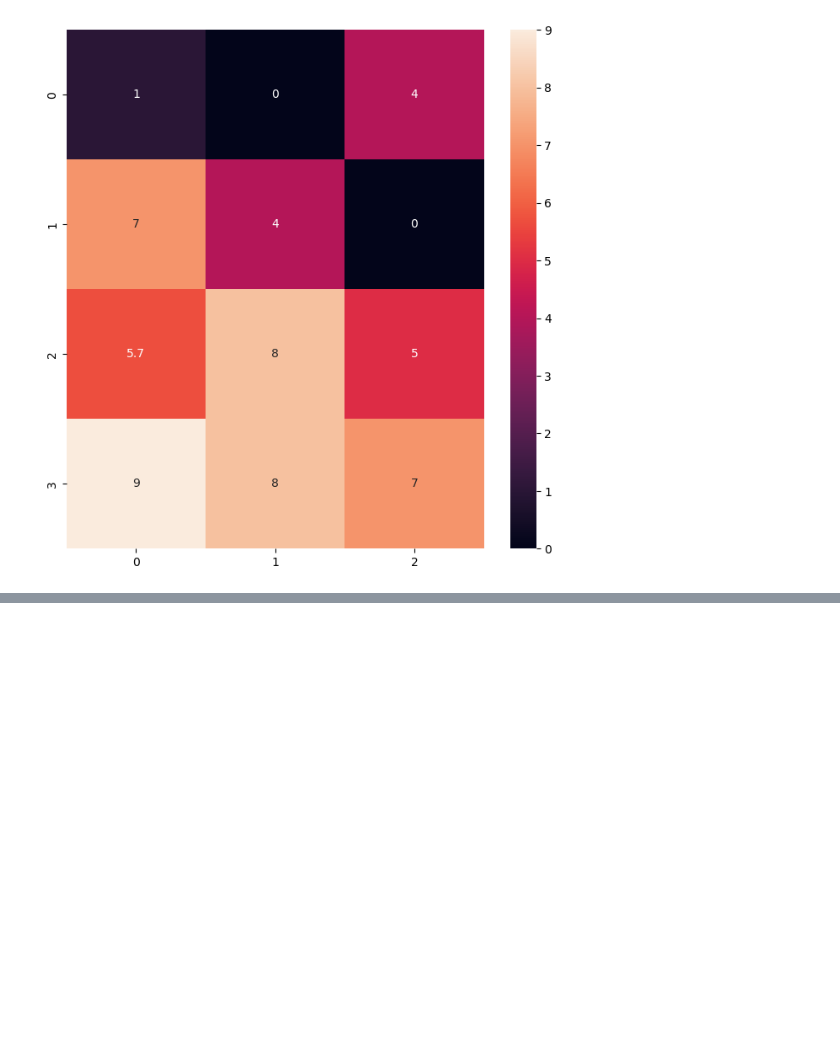
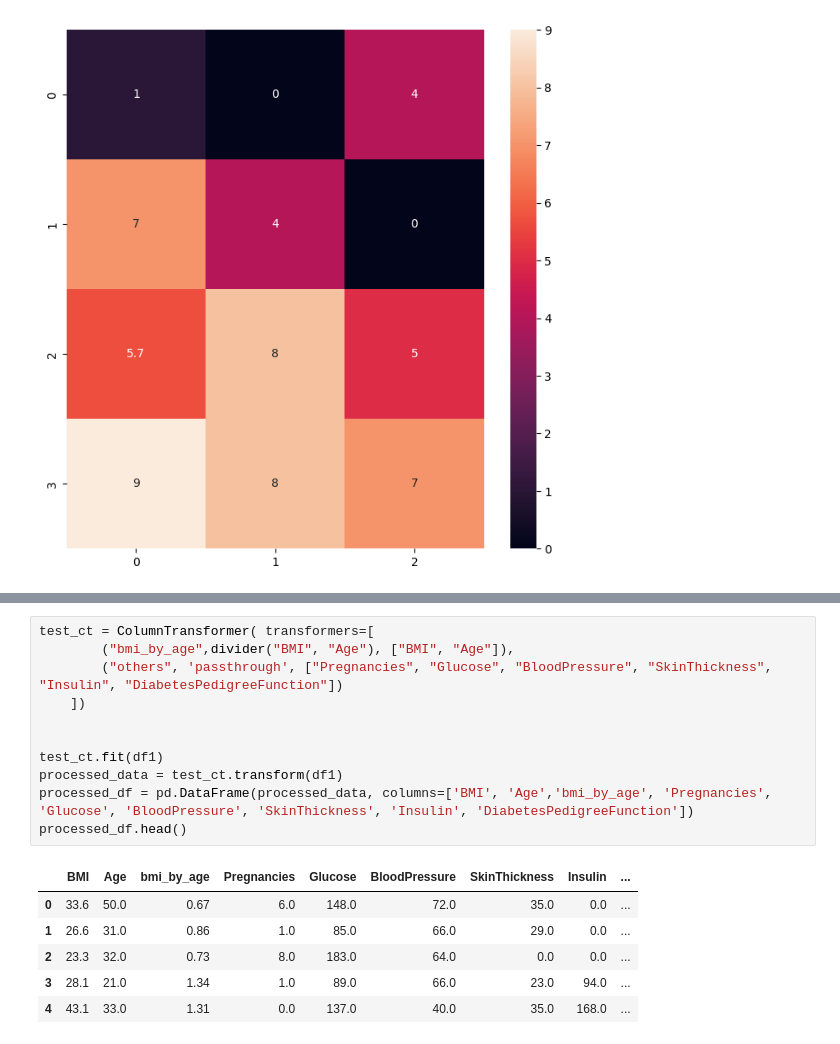
Before and after one commit to AkeemSemperDataScience/Intro_to_Machine_Learning_Students, a Jupyter notebook: 003_pipeline_impute_sol.ipynb, the cells around one changed output, grey strips where cells are left out. Cells and saved outputs as stored; diff of their text form; blank space fills up the shorter version.

```diff
--- a/003_pipeline_impute_sol.ipynb
+++ b/003_pipeline_impute_sol.ipynb
@@ -504,0 +601,18 @@ sns.heatmap(simp_imp.fit_transform(X), annot=True)
+# %%
+test_ct = ColumnTransformer( transformers=[
+        ("bmi_by_age",divider("BMI", "Age"), ["BMI", "Age"]),
+        ("others", 'passthrough', ["Pregnancies", "Glucose", "BloodPressure", "SkinThickness", "Insulin", "DiabetesPedigreeFunction"])
+    ])
+
+
+test_ct.fit(df1)
+processed_data = test_ct.transform(df1)
+processed_df = pd.DataFrame(processed_data, columns=['BMI', 'Age','bmi_by_age', 'Pregnancies', 'Glucose', 'BloodPressure', 'SkinThickness', 'Insulin', 'DiabetesPedigreeFunction'])
+processed_df.head()
+# %% [output]
+|  | BMI | Age | bmi_by_age | Pregnancies | Glucose | BloodPressure | SkinThickness | Insulin | ... |
+| 0 | 33.6 | 50.0 | 0.67 | 6.0 | 148.0 | 72.0 | 35.0 | 0.0 | ... |
+| 1 | 26.6 | 31.0 | 0.86 | 1.0 | 85.0 | 66.0 | 29.0 | 0.0 | ... |
+| 2 | 23.3 | 32.0 | 0.73 | 8.0 | 183.0 | 64.0 | 0.0 | 0.0 | ... |
+| 3 | 28.1 | 21.0 | 1.34 | 1.0 | 89.0 | 66.0 | 23.0 | 94.0 | ... |
+| 4 | 43.1 | 33.0 | 1.31 | 0.0 | 137.0 | 40.0 | 35.0 | 168.0 | ... |
```
Also changed, not shown: parts of 8 cells of this notebook, 9 other files.
